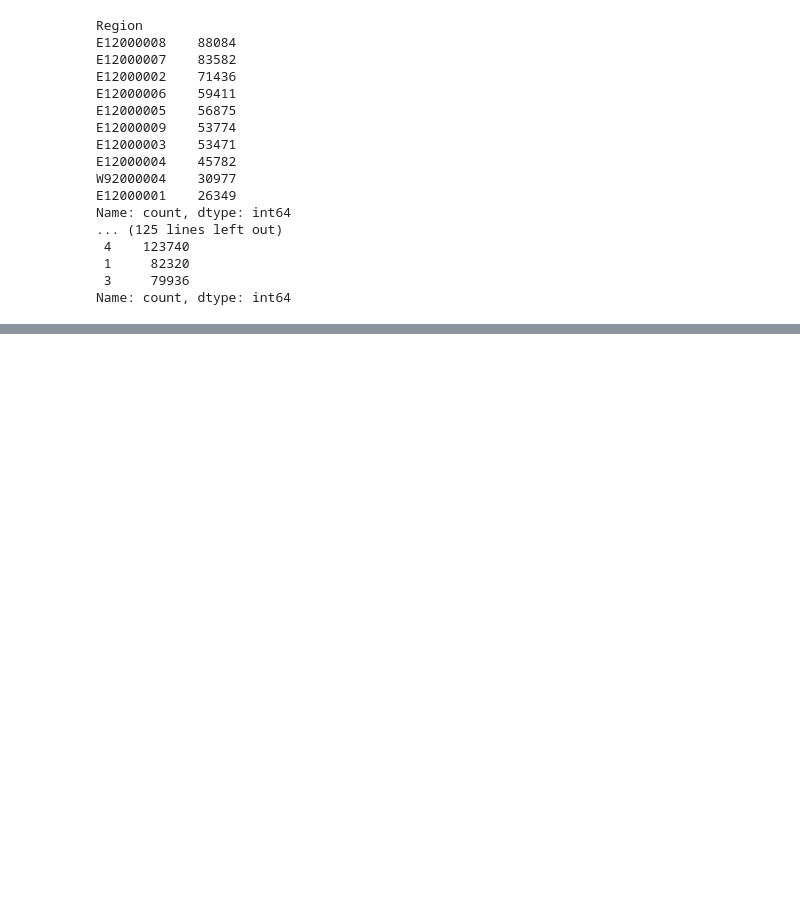
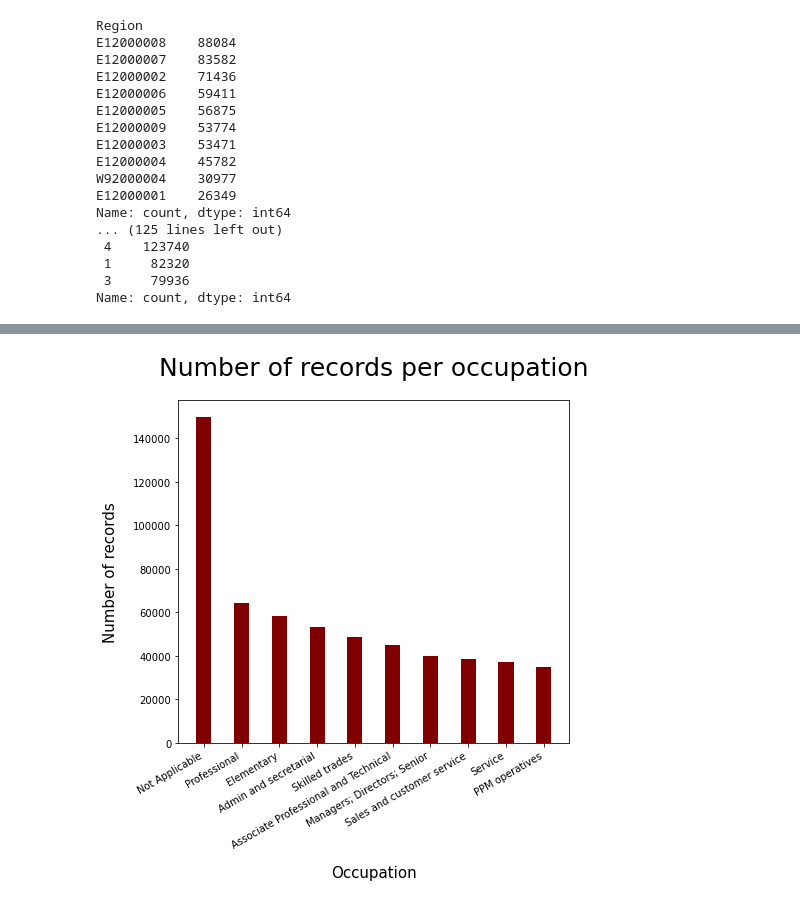
Before and after one commit to b0mbastik/PythonP2, a Jupyter notebook: analysis.ipynb, the cells around one changed output, grey strips where cells are left out. Cells and saved outputs as stored; diff of their text form; code cells hidden in the pictures; blank space fills up the shorter version.

```diff
--- a/analysis.ipynb
+++ b/analysis.ipynb
@@ -57,0 +64,4 @@ Name: count, dtype: int64
+# %%
+rg.get_bar_chart(df.Occupation, vf.Occupation, "Occupation", "Number of records", "Number of records per occupation", "occupation_bar_chart.png")
+# %% [output]
+[figure, added]
```
Also changed, not shown: parts of 6 cells of this notebook, 10 other files.
